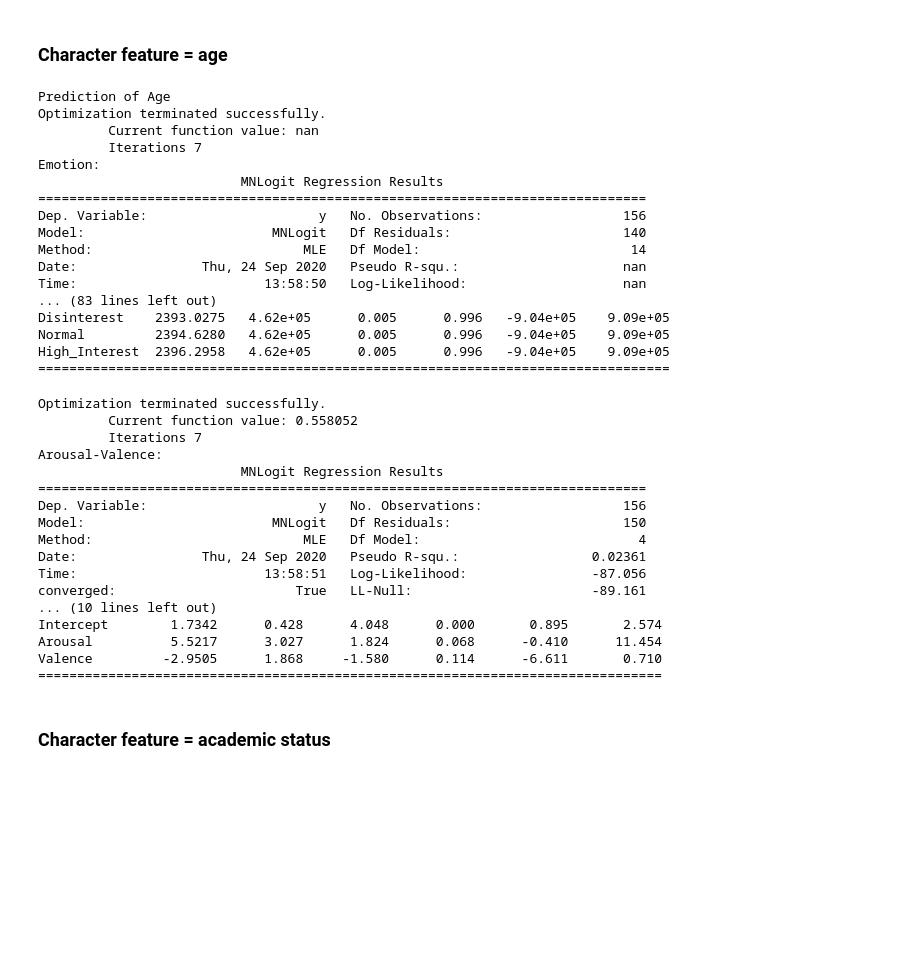
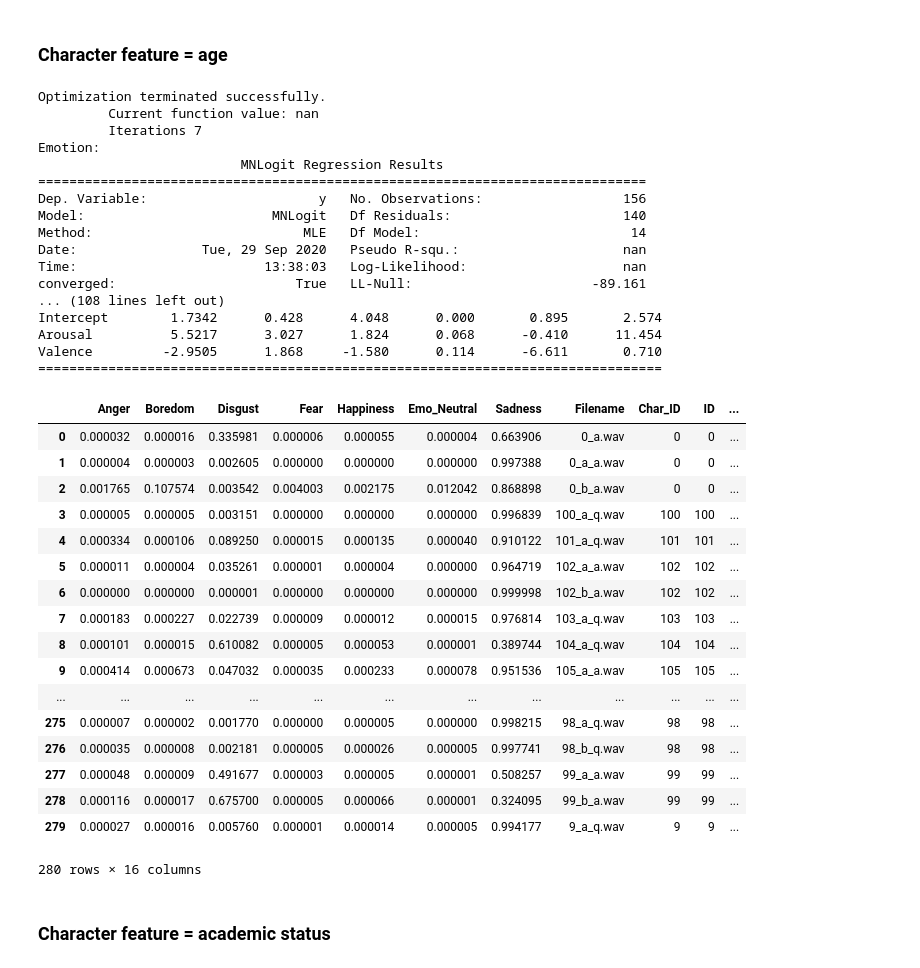
Before and after one commit to EJKraft/MasterThesis, a Jupyter notebook: OpenSMILE_LogisticRegression.ipynb, the cells around one changed output. Cells and saved outputs as stored; diff of their text form; code cells hidden in the pictures; blank space fills up the shorter version.

```diff
--- a/OpenSMILE_LogisticRegression.ipynb
+++ b/OpenSMILE_LogisticRegression.ipynb
@@ -97,51 +97,53 @@ Valence       -6.6191      1.386     -4.775      0.000      -9.336      -3.902
 # %%
 logreg_emo_age = hp.multiNomiLogReg(temp_emotion_char, 'Emotion', 'Age', True)
 print('Emotion:')
 print(logreg_emo_age.summary())
 logreg_aff_age = hp.multiNomiLogReg(temp_affect_char, 'Affect', 'Age', True)
 print('Affect: ')
 print(logreg_aff_age.summary())
 logreg_loi_age = hp.multiNomiLogReg(temp_loi_char, 'LOI', 'Age', True)
 print('Level of Interest: ')
 print(logreg_loi_age.summary())
 logreg_ar_val_age = hp.multiNomiLogReg(temp_arval_char, 'Arousal-Valence', 'Age', True)
 print('Arousal-Valence:')
 print(logreg_ar_val_age.summary())
+temp_emotion_char
 # %% [output]
-Prediction of Age
 Optimization terminated successfully.
          Current function value: nan
          Iterations 7
 Emotion:
                           MNLogit Regression Results
 ==============================================================================
 Dep. Variable:                      y   No. Observations:                  156
 Model:                        MNLogit   Df Residuals:                      140
 Method:                           MLE   Df Model:                           14
-Date:                Thu, 24 Sep 2020   Pseudo R-squ.:                     nan
-Time:                        13:58:50   Log-Likelihood:                    nan
-... (83 lines left out)
-Disinterest    2393.0275   4.62e+05      0.005      0.996   -9.04e+05    9.09e+05
-Normal         2394.6280   4.62e+05      0.005      0.996   -9.04e+05    9.09e+05
-High_Interest  2396.2958   4.62e+05      0.005      0.996   -9.04e+05    9.09e+05
-=================================================================================
+Date:                Tue, 29 Sep 2020   Pseudo R-squ.:                     nan
+Time:                        13:38:03   Log-Likelihood:                    nan
+converged:                       True   LL-Null:                       -89.161
+... (108 lines left out)
+Intercept        1.7342      0.428      4.048      0.000       0.895       2.574
+Arousal          5.5217      3.027      1.824      0.068      -0.410      11.454
+Valence         -2.9505      1.868     -1.580      0.114      -6.611       0.710
+================================================================================
+|  | Anger | Boredom | Disgust | Fear | Happiness | Emo_Neutral | Sadness | Filename | Char_ID | ID | ... |
+| 0 | 0.000032 | 0.000016 | 0.335981 | 0.000006 | 0.000055 | 0.000004 | 0.663906 | 0_a.wav | 0 | 0 | ... |
+| 1 | 0.000004 | 0.000003 | 0.002605 | 0.000000 | 0.000000 | 0.000000 | 0.997388 | 0_a_a.wav | 0 | 0 | ... |
+| 2 | 0.001765 | 0.107574 | 0.003542 | 0.004003 | 0.002175 | 0.012042 | 0.868898 | 0_b_a.wav | 0 | 0 | ... |
+| 3 | 0.000005 | 0.000005 | 0.003151 | 0.000000 | 0.000000 | 0.000000 | 0.996839 | 100_a_q.wav | 100 | 100 | ... |
+| 4 | 0.000334 | 0.000106 | 0.089250 | 0.000015 | 0.000135 | 0.000040 | 0.910122 | 101_a_q.wav | 101 | 101 | ... |
+| 5 | 0.000011 | 0.000004 | 0.035261 | 0.000001 | 0.000004 | 0.000000 | 0.964719 | 102_a_a.wav | 102 | 102 | ... |
+| 6 | 0.000000 | 0.000000 | 0.000001 | 0.000000 | 0.000000 | 0.000000 | 0.999998 | 102_b_a.wav | 102 | 102 | ... |
+| 7 | 0.000183 | 0.000227 | 0.022739 | 0.000009 | 0.000012 | 0.000015 | 0.976814 | 103_a_q.wav | 103 | 103 | ... |
+| 8 | 0.000101 | 0.000015 | 0.610082 | 0.000005 | 0.000053 | 0.000001 | 0.389744 | 104_a_q.wav | 104 | 104 | ... |
+| 9 | 0.000414 | 0.000673 | 0.047032 | 0.000035 | 0.000233 | 0.000078 | 0.951536 | 105_a_a.wav | 105 | 105 | ... |
+| ... | ... | ... | ... | ... | ... | ... | ... | ... | ... | ... | ... |
+| 275 | 0.000007 | 0.000002 | 0.001770 | 0.000000 | 0.000005 | 0.000000 | 0.998215 | 98_a_q.wav | 98 | 98 | ... |
+| 276 | 0.000035 | 0.000008 | 0.002181 | 0.000005 | 0.000026 | 0.000005 | 0.997741 | 98_b_q.wav | 98 | 98 | ... |
+| 277 | 0.000048 | 0.000009 | 0.491677 | 0.000003 | 0.000005 | 0.000001 | 0.508257 | 99_a_a.wav | 99 | 99 | ... |
+| 278 | 0.000116 | 0.000017 | 0.675700 | 0.000005 | 0.000066 | 0.000001 | 0.324095 | 99_b_a.wav | 99 | 99 | ... |
+| 279 | 0.000027 | 0.000016 | 0.005760 | 0.000001 | 0.000014 | 0.000005 | 0.994177 | 9_a_q.wav | 9 | 9 | ... |
-Optimization terminated successfully.
-         Current function value: 0.558052
-         Iterations 7
-Arousal-Valence:
-                          MNLogit Regression Results
-==============================================================================
-Dep. Variable:                      y   No. Observations:                  156
-Model:                        MNLogit   Df Residuals:                      150
-Method:                           MLE   Df Model:                            4
-Date:                Thu, 24 Sep 2020   Pseudo R-squ.:                 0.02361
-Time:                        13:58:51   Log-Likelihood:                -87.056
-converged:                       True   LL-Null:                       -89.161
-... (10 lines left out)
-Intercept        1.7342      0.428      4.048      0.000       0.895       2.574
-Arousal          5.5217      3.027      1.824      0.068      -0.410      11.454
-Valence         -2.9505      1.868     -1.580      0.114      -6.611       0.710
-================================================================================
+280 rows × 16 columns
 # %% [markdown]
 ### Character feature = academic status
 # %%
```
Also changed, not shown: parts of 2 cells of this notebook, 6 other files.
